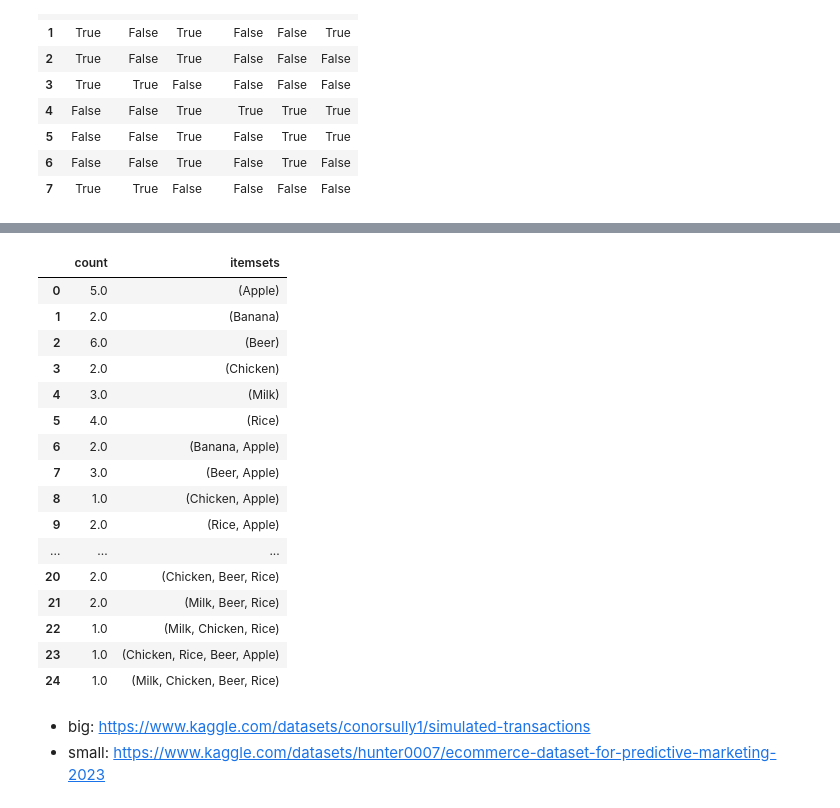
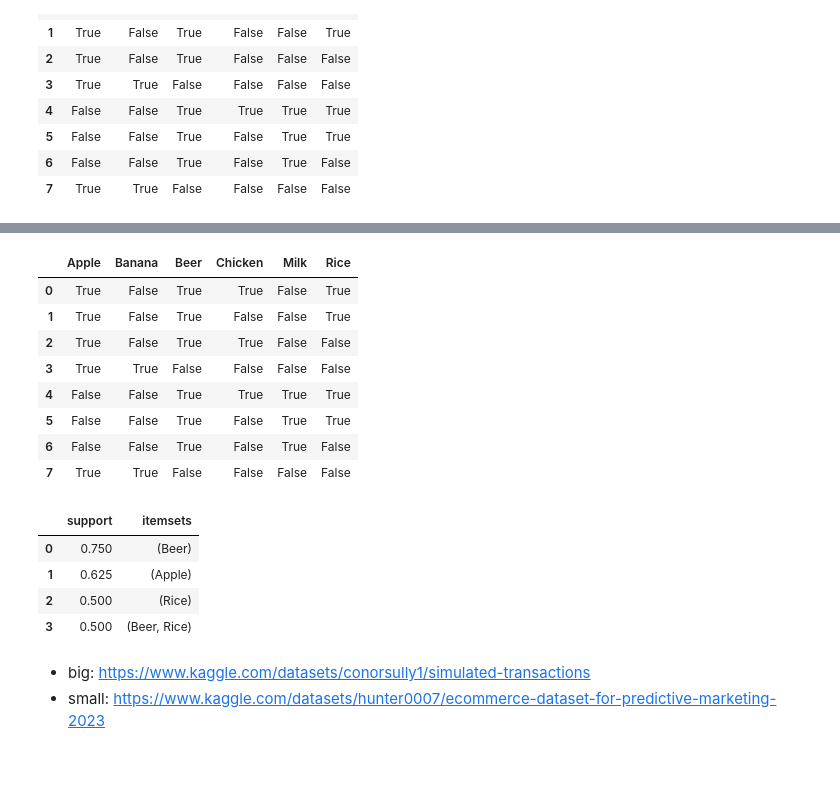
Before and after one commit to supperr-coder/CZ4032-Project2, a Jupyter notebook: Code/apriori_algorithm_darryl.ipynb, the cells around one changed output, grey strips where cells are left out. Drawn from its saved outputs; the diff is of its cells as text; code cells hidden in the pictures; blank space fills up the shorter version.

```diff
--- a/Code/apriori_algorithm_darryl.ipynb
+++ b/Code/apriori_algorithm_darryl.ipynb
@@ -559,7 +559,7 @@ def generate_new_combinations_low_memory(old_combinations, X, min_support, is_sp
 
 
 def apriori(
-    df, min_support=0.5, use_colnames=False, max_len=None, verbose=0, low_memory=False, count = False
+    df, min_support=0.5, use_colnames=False, max_len=None, verbose=0, low_memory=False, count = False, sort = False
 ):
     """Get frequent itemsets from a one-hot DataFrame
 
@@ -770,6 +770,8 @@ def apriori(
             lambda x: frozenset([mapping[i] for i in x])
         )
     res_df = res_df.reset_index(drop=True)
+    if sort == True:
+        res_df = res_df.sort_values(by = col, ascending = False).reset_index(drop = True)
 
     if verbose:
         print()  # adds newline if verbose counter was used
@@ -823,0 +799,7 @@ pandas.core.frame.DataFrame
+# %%
+items = [['Apple', 'Chicken', 'Beer', 'Rice'],['Apple', 'Beer', 'Rice'],['Apple', 'Chicken', 'Beer'],
+        ['Apple', 'Banana'], ['Beer', 'Chicken', 'Milk', 'Rice'], ['Beer', 'Milk', 'Rice'],
+         ['Beer', 'Milk'], ['Apple', 'Banana']]
+transaction = list(range(1,9))
+dt = pd.DataFrame(zip(items,transaction), columns = ['items', 'Transaction' ])
+dt
@@ -824,23 +816,26 @@ pandas.core.frame.DataFrame
+# %%
+te_test = TransactionEncoder()
+te_ary_test = te_test.fit(dt['items']).transform(dt['items'])
+df = pd.DataFrame(te_ary_test, columns=te_test.columns_)
+df
+# %% [output]
+|  | Apple | Banana | Beer | Chicken | Milk | Rice |
+| 0 | True | False | True | True | False | True |
+| 1 | True | False | True | False | False | True |
+| 2 | True | False | True | True | False | False |
+| 3 | True | True | False | False | False | False |
+| 4 | False | False | True | True | True | True |
+| 5 | False | False | True | False | True | True |
+| 6 | False | False | True | False | True | False |
+| 7 | True | True | False | False | False | False |
 # %%
-apriori(df, min_support=0.5,use_colnames=True, count = True)
+apriori(df, min_support=0.5,use_colnames=True, sort = True)
 # %% [output]
-|  | count | itemsets |
-| 0 | 5.0 | (Apple) |
-| 1 | 2.0 | (Banana) |
-| 2 | 6.0 | (Beer) |
-| 3 | 2.0 | (Chicken) |
-| 4 | 3.0 | (Milk) |
-| 5 | 4.0 | (Rice) |
-| 6 | 2.0 | (Banana, Apple) |
-| 7 | 3.0 | (Beer, Apple) |
-| 8 | 1.0 | (Chicken, Apple) |
-| 9 | 2.0 | (Rice, Apple) |
-| ... | ... | ... |
-| 20 | 2.0 | (Chicken, Beer, Rice) |
-| 21 | 2.0 | (Milk, Beer, Rice) |
-| 22 | 1.0 | (Milk, Chicken, Rice) |
-| 23 | 1.0 | (Chicken, Rice, Beer, Apple) |
-| 24 | 1.0 | (Milk, Chicken, Beer, Rice) |
+|  | support | itemsets |
+| 0 | 0.750 | (Beer) |
+| 1 | 0.625 | (Apple) |
+| 2 | 0.500 | (Rice) |
+| 3 | 0.500 | (Beer, Rice) |
 # %% [markdown]
 - big: https://www.kaggle.com/datasets/conorsully1/simulated-transactions
 - small: https://www.kaggle.com/datasets/hunter0007/ecommerce-dataset-for-predictive-marketing-2023
```
Also changed, not shown: parts of 9 cells of this notebook.
